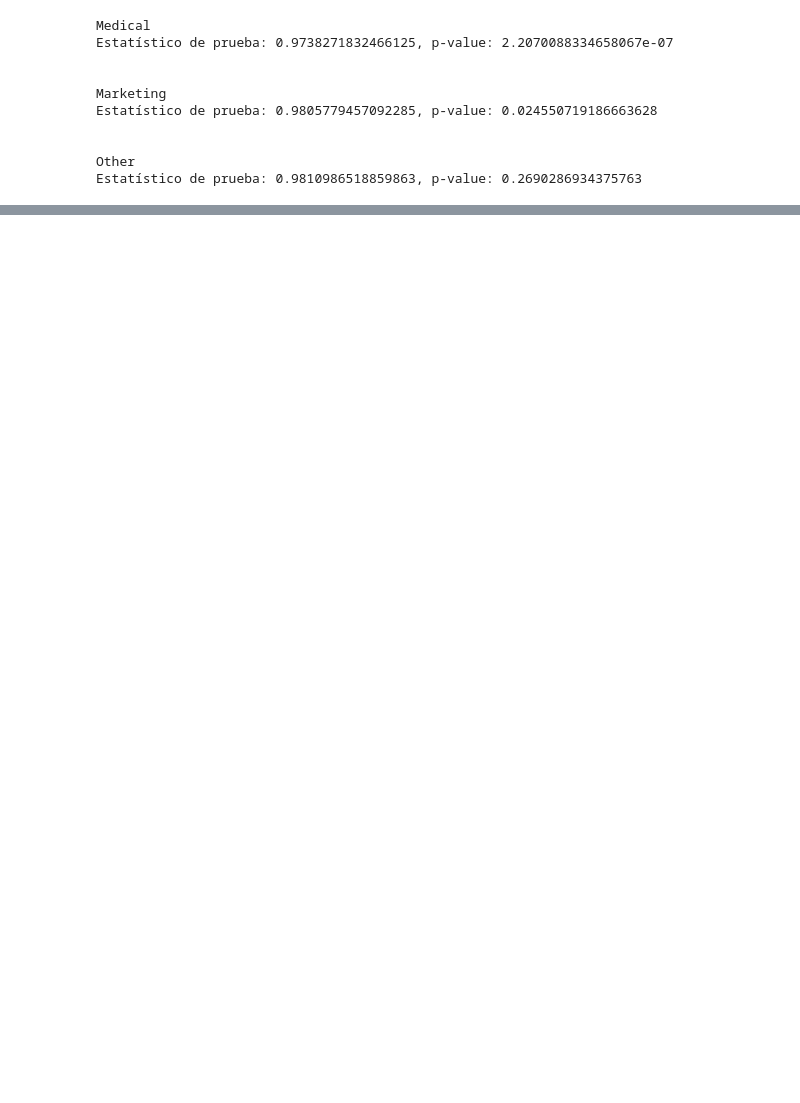
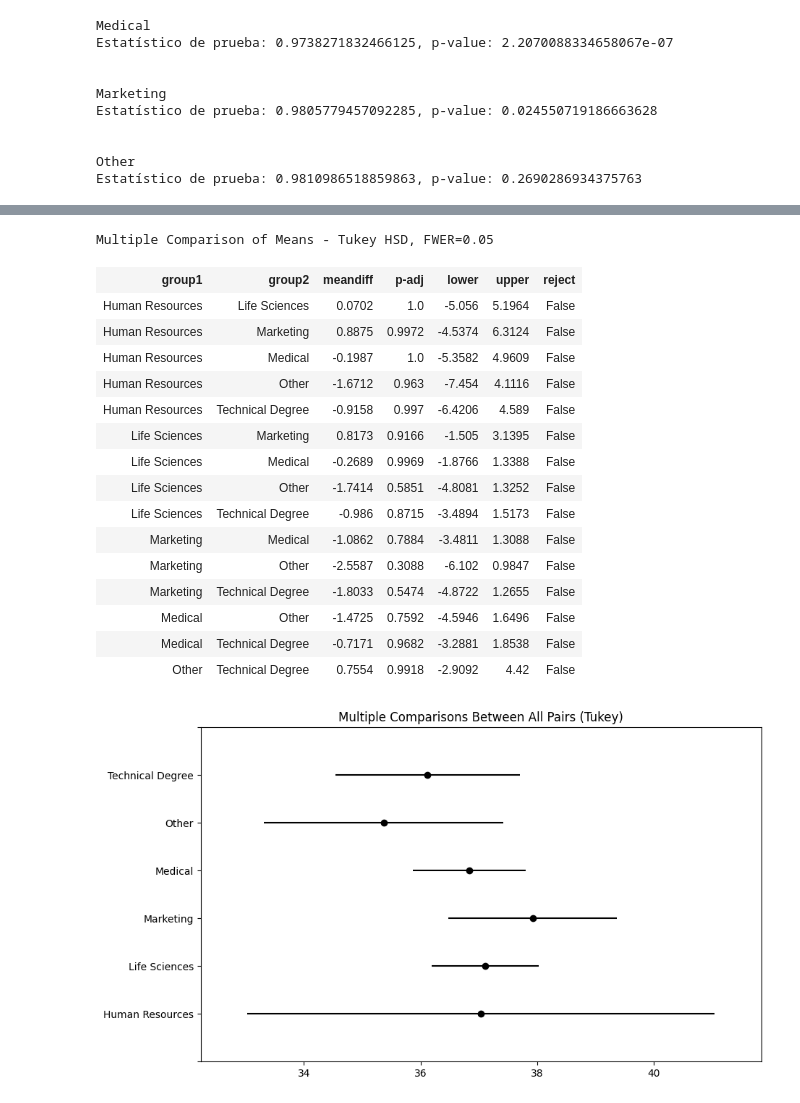
Before and after one commit to mimove/EDEM2022, a Jupyter notebook: Modulo_4-AprendizajeAutomatico/Introduccion/Ejercicios/Entregable/Entregable.ipynb, the cells around one changed output, grey strips where cells are left out. Drawn from its saved outputs; the diff is of its cells as text; code cells hidden in the pictures; blank space fills up the shorter version.

```diff
--- a/Modulo_4-AprendizajeAutomatico/Introduccion/Ejercicios/Entregable/Entregable.ipynb
+++ b/Modulo_4-AprendizajeAutomatico/Introduccion/Ejercicios/Entregable/Entregable.ipynb
@@ -234,0 +640,28 @@ Estatístico de prueba: 2.729178899877779, p-value: 0.2554855440655358
+# %%
+import statsmodels.stats.multicomp as multi
+
+tukey = multi.pairwise_tukeyhsd(df['Age'], df['EducationField'])
+#print(tukey)
+
+tukey.plot_simultaneous()    # Plot group confidence intervals
+
+tukey.summary()              # See test summary
+# %% [output]
+Multiple Comparison of Means - Tukey HSD, FWER=0.05
+| group1 | group2 | meandiff | p-adj | lower | upper | reject |
+| Human Resources | Life Sciences | 0.0702 | 1.0 | -5.056 | 5.1964 | False |
+| Human Resources | Marketing | 0.8875 | 0.9972 | -4.5374 | 6.3124 | False |
+| Human Resources | Medical | -0.1987 | 1.0 | -5.3582 | 4.9609 | False |
+| Human Resources | Other | -1.6712 | 0.963 | -7.454 | 4.1116 | False |
+| Human Resources | Technical Degree | -0.9158 | 0.997 | -6.4206 | 4.589 | False |
+| Life Sciences | Marketing | 0.8173 | 0.9166 | -1.505 | 3.1395 | False |
+| Life Sciences | Medical | -0.2689 | 0.9969 | -1.8766 | 1.3388 | False |
+| Life Sciences | Other | -1.7414 | 0.5851 | -4.8081 | 1.3252 | False |
+| Life Sciences | Technical Degree | -0.986 | 0.8715 | -3.4894 | 1.5173 | False |
+| Marketing | Medical | -1.0862 | 0.7884 | -3.4811 | 1.3088 | False |
+| Marketing | Other | -2.5587 | 0.3088 | -6.102 | 0.9847 | False |
+| Marketing | Technical Degree | -1.8033 | 0.5474 | -4.8722 | 1.2655 | False |
+| Medical | Other | -1.4725 | 0.7592 | -4.5946 | 1.6496 | False |
+| Medical | Technical Degree | -0.7171 | 0.9682 | -3.2881 | 1.8538 | False |
+| Other | Technical Degree | 0.7554 | 0.9918 | -2.9092 | 4.42 | False |
+[figure, added]
```
Also changed, not shown: parts of 87 cells of this notebook, 6 other files.
